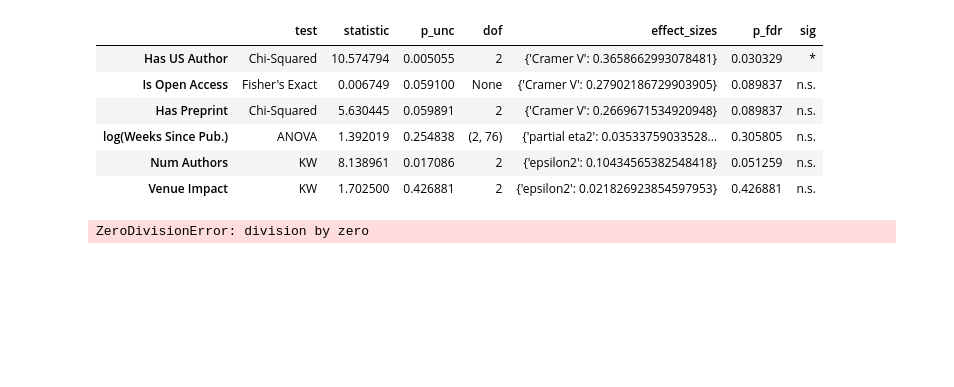
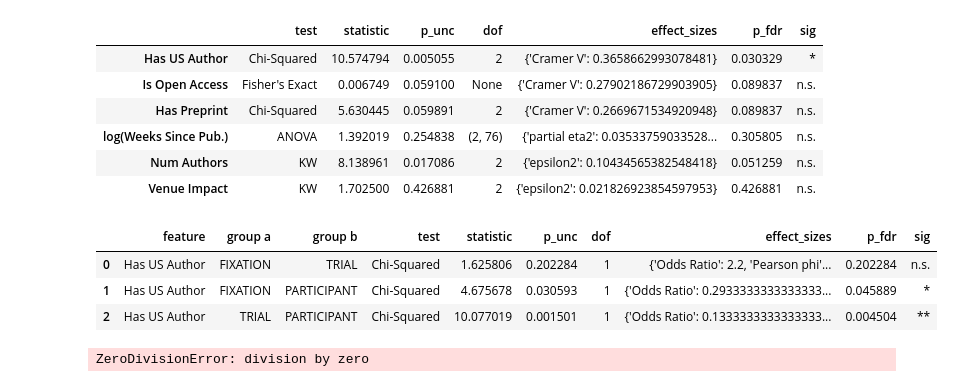
Before and after one commit to JonNir1/eye_movement_data_sharing, a Jupyter notebook: citations_for_data_sharing.ipynb, the cells around one changed output. Saved outputs shown, nothing was run; the diff lists cells and outputs as text; code cells hidden in the pictures; blank space fills up the shorter version.

Commit message:
compare sharing/non-sharing on additional features (part 6/6)

```diff
--- a/citations_for_data_sharing.ipynb
+++ b/citations_for_data_sharing.ipynb
@@ -1066,6 +1067,39 @@ sharing_granularity_results_df
 | log(Weeks Since Pub.) | ANOVA | 1.392019 | 0.254838 | (2, 76) | {'partial eta2': 0.03533759033528... | 0.305805 | n.s. |
 | Num Authors | KW | 8.138961 | 0.017086 | 2 | {'epsilon2': 0.10434565382548418} | 0.051259 | n.s. |
 | Venue Impact | KW | 1.702500 | 0.426881 | 2 | {'epsilon2': 0.021826923854597953} | 0.426881 | n.s. |
+# %%
+# post hoc tests for "Has US Author"
+significant_features = sharing_granularity_results_df.loc[sharing_granularity_results_df["p_fdr"]< 0.05].index.tolist()
+pairs = list(combinations(SHARING_GRANULARITY_SUBSET["Sharing Class"].unique(), 2))
+post_hoc_results = dict()
+for feature in significant_features:
+    for p in pairs:
+        subset = SHARING_GRANULARITY_SUBSET[SHARING_GRANULARITY_SUBSET["Sharing Class"].isin(p)]
+        if feature in BINARY_FEATURES:
+            res = compare_binary(
+                subset, share_feature="Sharing Class", tested_feature=feature, verbose=False
+            )[0]
+        else:
+            res = compare_continuous(
+                data=subset, share_feature="Sharing Class", tested_feature=feature,
+                alternative="two-sided", verbose=False
+            )[0]
+        post_hoc_results[(feature, p[0], p[1])] = res
+
+post_hoc_results_df = (
+    pd.DataFrame.from_dict(post_hoc_results, orient="index")
+    .rename(columns={"p_val": "p_unc"})
+)
+post_hoc_results_df["p_fdr"] = multipletests(post_hoc_results_df["p_unc"], method="fdr_bh")[1]
+post_hoc_results_df["sig"] = post_hoc_results_df["p_fdr"].map(_significance_class)
+post_hoc_results_df.index.names = ["feature", "group a", "group b"]
+post_hoc_results_df = post_hoc_results_df.reset_index(drop=False)
+post_hoc_results_df
+# %% [output]
+|  | feature | group a | group b | test | statistic | p_unc | dof | effect_sizes | p_fdr | sig |
+| 0 | Has US Author | FIXATION | TRIAL | Chi-Squared | 1.625806 | 0.202284 | 1 | {'Odds Ratio': 2.2, 'Pearson phi'... | 0.202284 | n.s. |
+| 1 | Has US Author | FIXATION | PARTICIPANT | Chi-Squared | 4.675678 | 0.030593 | 1 | {'Odds Ratio': 0.2933333333333333... | 0.045889 | * |
+| 2 | Has US Author | TRIAL | PARTICIPANT | Chi-Squared | 10.077019 | 0.001501 | 1 | {'Odds Ratio': 0.1333333333333333... | 0.004504 | ** |
 # %%
 granularity_fig = plot_feature_comparison(
     data=SHARING_GRANULARITY_SUBSET,
```
Also changed, not shown: parts of 1 cell of this notebook.
